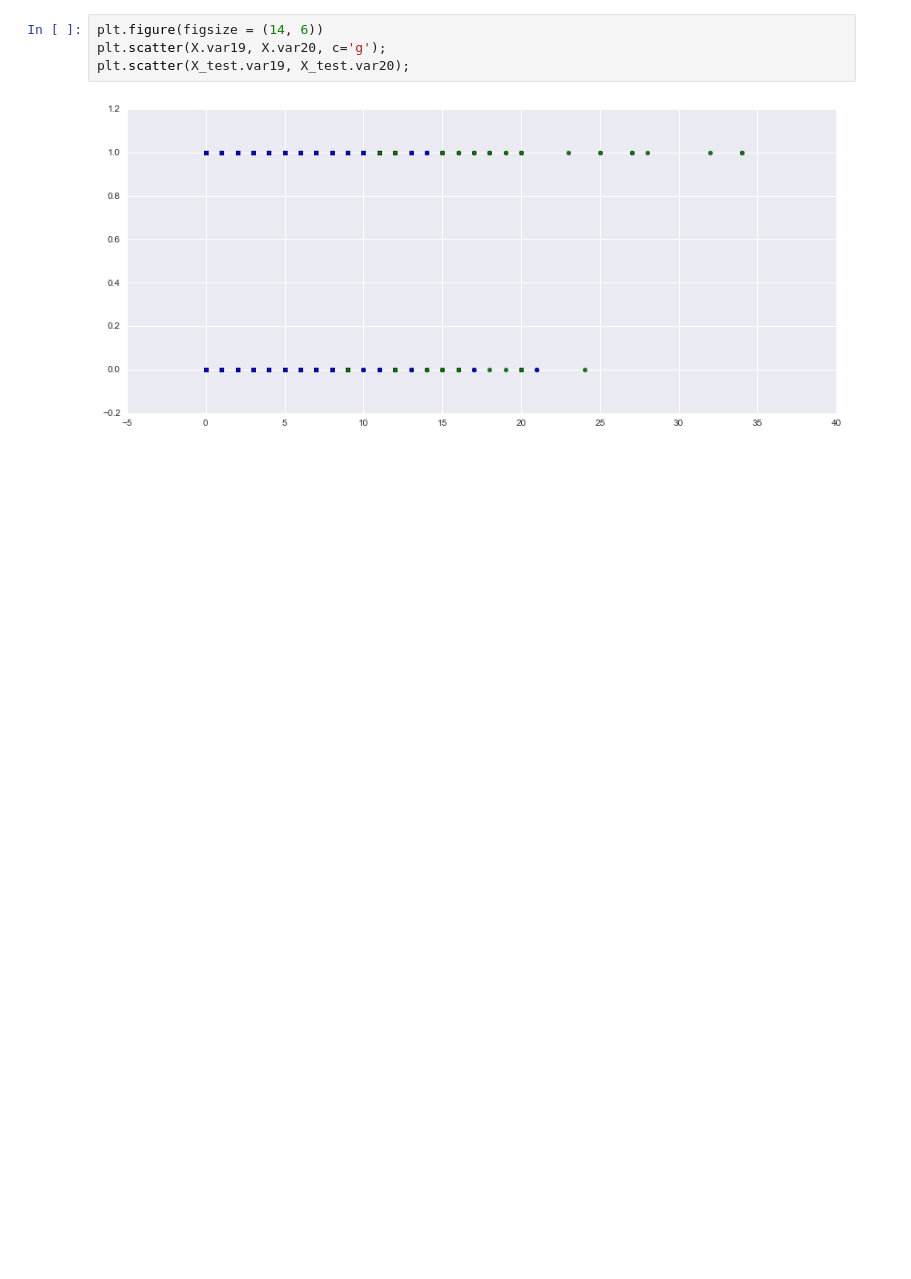
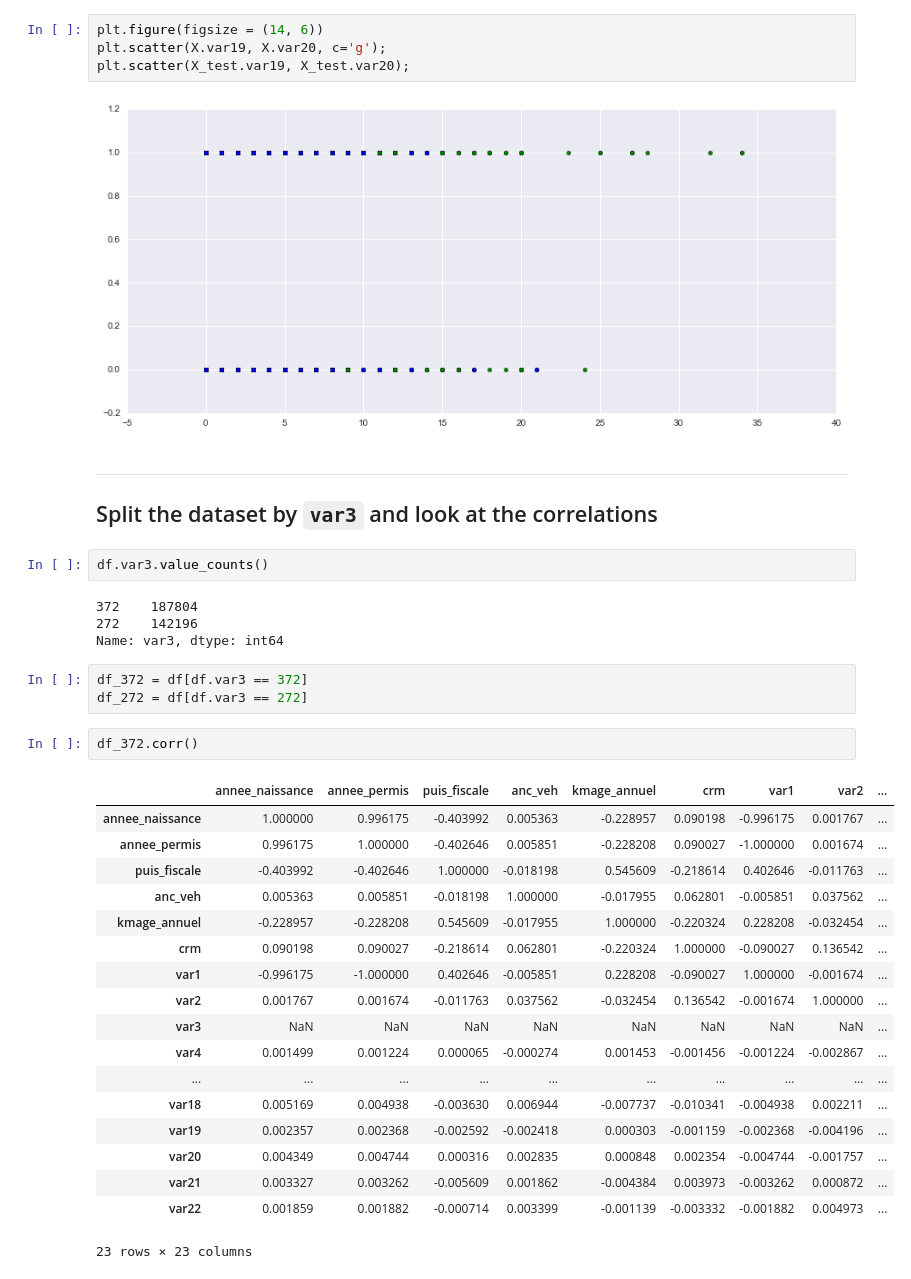
Before and after one commit to demidovakatya/competitions, a Jupyter notebook: eda_correlations.ipynb, the cells around one changed output. Saved outputs shown, nothing was run; the diff lists cells and outputs as text; blank space fills up the shorter version.

```diff
--- a/eda_correlations.ipynb
+++ b/eda_correlations.ipynb
@@ -691,3 +691,37 @@ plt.scatter(X.var19, X.var20, c='g');
 plt.scatter(X_test.var19, X_test.var20);
 # %% [output]
 [figure]
+# %% [markdown]
+-------
+
+## Split the dataset by `var3` and look at the correlations
+# %%
+df.var3.value_counts()
+# %% [output]
+372    187804
+272    142196
+Name: var3, dtype: int64
+# %%
+df_372 = df[df.var3 == 372]
+df_272 = df[df.var3 == 272]
+# %%
+df_372.corr()
+# %% [output]
+|  | annee_naissance | annee_permis | puis_fiscale | anc_veh | kmage_annuel | crm | var1 | var2 | ... |
+| annee_naissance | 1.000000 | 0.996175 | -0.403992 | 0.005363 | -0.228957 | 0.090198 | -0.996175 | 0.001767 | ... |
+| annee_permis | 0.996175 | 1.000000 | -0.402646 | 0.005851 | -0.228208 | 0.090027 | -1.000000 | 0.001674 | ... |
+| puis_fiscale | -0.403992 | -0.402646 | 1.000000 | -0.018198 | 0.545609 | -0.218614 | 0.402646 | -0.011763 | ... |
+| anc_veh | 0.005363 | 0.005851 | -0.018198 | 1.000000 | -0.017955 | 0.062801 | -0.005851 | 0.037562 | ... |
+| kmage_annuel | -0.228957 | -0.228208 | 0.545609 | -0.017955 | 1.000000 | -0.220324 | 0.228208 | -0.032454 | ... |
+| crm | 0.090198 | 0.090027 | -0.218614 | 0.062801 | -0.220324 | 1.000000 | -0.090027 | 0.136542 | ... |
+| var1 | -0.996175 | -1.000000 | 0.402646 | -0.005851 | 0.228208 | -0.090027 | 1.000000 | -0.001674 | ... |
+| var2 | 0.001767 | 0.001674 | -0.011763 | 0.037562 | -0.032454 | 0.136542 | -0.001674 | 1.000000 | ... |
+| var3 | NaN | NaN | NaN | NaN | NaN | NaN | NaN | NaN | ... |
+| var4 | 0.001499 | 0.001224 | 0.000065 | -0.000274 | 0.001453 | -0.001456 | -0.001224 | -0.002867 | ... |
+| ... | ... | ... | ... | ... | ... | ... | ... | ... | ... |
+| var18 | 0.005169 | 0.004938 | -0.003630 | 0.006944 | -0.007737 | -0.010341 | -0.004938 | 0.002211 | ... |
+| var19 | 0.002357 | 0.002368 | -0.002592 | -0.002418 | 0.000303 | -0.001159 | -0.002368 | -0.004196 | ... |
+| var20 | 0.004349 | 0.004744 | 0.000316 | 0.002835 | 0.000848 | 0.002354 | -0.004744 | -0.001757 | ... |
+| var21 | 0.003327 | 0.003262 | -0.005609 | 0.001862 | -0.004384 | 0.003973 | -0.003262 | 0.000872 | ... |
+| var22 | 0.001859 | 0.001882 | -0.000714 | 0.003399 | -0.001139 | -0.003332 | -0.001882 | 0.004973 | ... |
+23 rows × 23 columns
```
Also changed, not shown: parts of 1 cell of this notebook.
